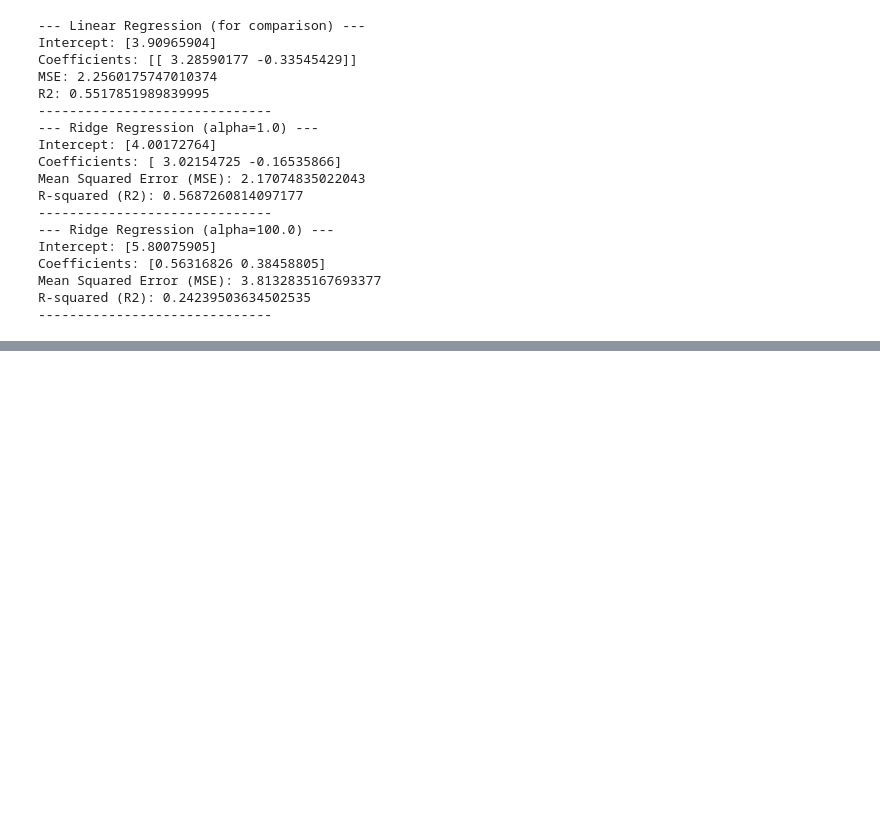
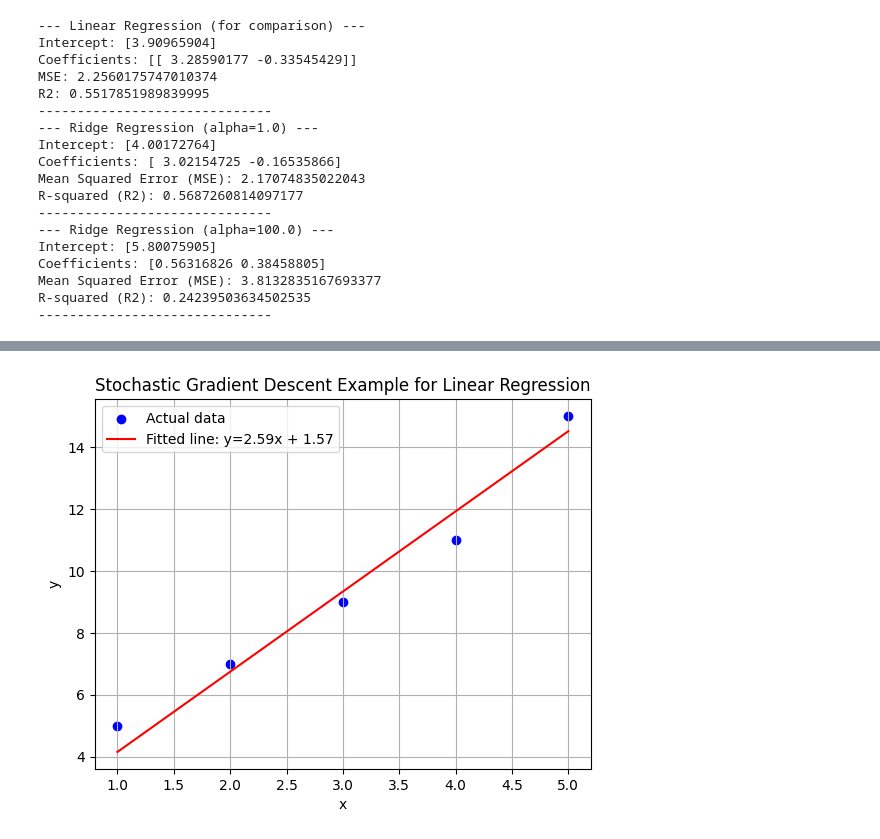
Before and after one commit to adnanagbaria/MLcourse, a Jupyter notebook: Lec4_regression.ipynb, the cells around one changed output, grey strips where cells are left out. Saved outputs shown, nothing was run; the diff lists cells and outputs as text; code cells hidden in the pictures; blank space fills up the shorter version.

```diff
--- a/Lec4_regression.ipynb
+++ b/Lec4_regression.ipynb
@@ -505,0 +754,82 @@ Lasso Regression (Least Absolute Shrinkage and Selection Operator) is a type of
+# %%
+# prompt: give an example of Stochastic Gradient Descent
+
+import matplotlib.pyplot as plt
+import numpy as np
+# Example of Stochastic Gradient Descent (SGD) for Simple Linear Regression
+
+# Data (same as Gradient Descent example)
+x = np.array([1, 2, 3, 4, 5]) # Independent variable
+y = np.array([5, 7, 9, 11, 15]) # Dependent variable
+
+# Initialize parameters (start with some random values)
+beta_0 = 0.0 # Intercept
+beta_1 = 0.0 # Slope
+
+# Hyperparameters
+learning_rate = 0.01 # How big of a step to take
+epochs = 100 # How many times to loop through the dataset
+
+# Number of data points
+n = len(x)
+
+# Combine x and y for shuffling
+data = np.c_[x, y]
+
+# SGD Loop
+print("Starting Stochastic Gradient Descent...")
+for epoch in range(epochs):
+    # Shuffle data for each epoch
+    np.random.shuffle(data)
+    x_shuffled = data[:, 0]
+    y_shuffled = data[:, 1]
+
+    for i in range(n):
+        # Get a single data point
+        x_i = x_shuffled[i]
+        y_i = y_shuffled[i]
+
+        # 1. Make prediction for this single data point
+        y_pred_i = beta_0 + beta_1 * x_i
+
+        # 2. Calculate the error for this single data point
+        error_i = y_i - y_pred_i
+
+        # 3. Compute the gradients for this single data point
+        # Gradient with respect to beta_0 (intercept)
+        # Note: For a single point, the gradient is simply -2 * error_i * (derivative of (beta_0)) which is -2 * error_i * 1
+        # We can simplify the update by ignoring the constant -2/n and adjusting the learning rate accordingly.
+        # Common update rules often look like this:
+        gradient_beta_0 = -error_i # Or -2 * error_i if scaling is needed and alpha is adjusted
+
+        # Gradient with respect to beta_1 (slope)
+        # d(Loss_i)/d(beta_1) = -2 * error_i * x_i
+        gradient_beta_1 = -error_i * x_i # Or -2 * error_i * x_i
+
+        # 4. Update the parameters using the gradient from this single point
+        beta_0 = beta_0 - learning_rate * gradient_beta_0
+        beta_1 = beta_1 - learning_rate * gradient_beta_1
+
+    # Optional: Print progress every now and then (loss is harder to interpret per epoch for SGD)
+    if (epoch + 1) % 10 == 0:
+         # Calculate MSE over the whole dataset at the end of the epoch for monitoring
+        y_pred_epoch_end = beta_0 + beta_1 * x
+        current_loss = np.mean((y - y_pred_epoch_end)**2)
+        print(f"Epoch {epoch+1}/{epochs}: Approx. Loss = {current_loss:.4f}, Beta_0 = {beta_0:.4f}, Beta_1 = {beta_1:.4f}")
+
+
+print("\nStochastic Gradient Descent Finished.")
+print(f"Final Intercept (beta_0): {beta_0:.4f}")
+print(f"Final Slope (beta_1): {beta_1:.4f}")
+
+
+# Plot the data and the final fitted line
+plt.scatter(x, y, color='blue', label='Actual data')
+plt.plot(x, beta_0 + beta_1 * x, color='red', label=f'Fitted line: y={beta_1:.2f}x + {beta_0:.2f}')
+plt.xlabel("x")
+plt.ylabel("y")
+plt.title("Stochastic Gradient Descent Example for Linear Regression")
+plt.legend()
+plt.grid(True)
+plt.show()
+# %% [output]
@@ -505,0 +851 @@ Lasso Regression (Least Absolute Shrinkage and Selection Operator) is a type of
+[figure, added]
```
Also changed, not shown: parts of 11 cells of this notebook.
